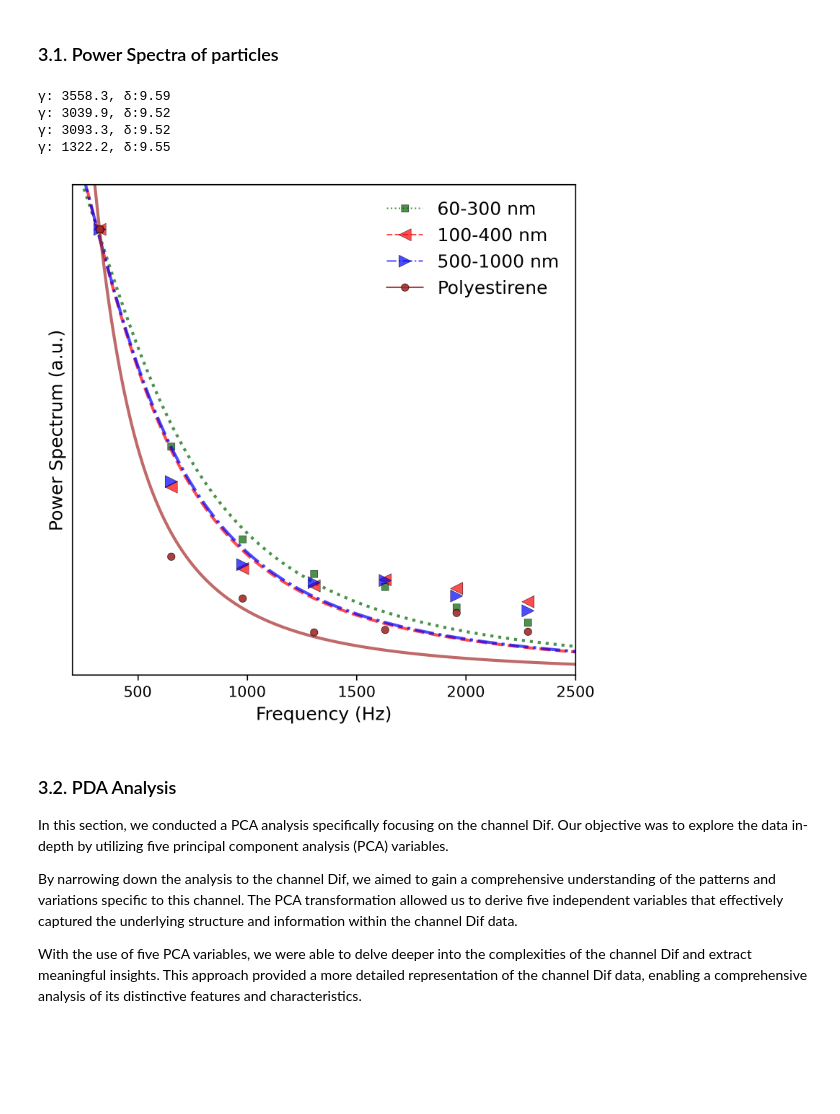
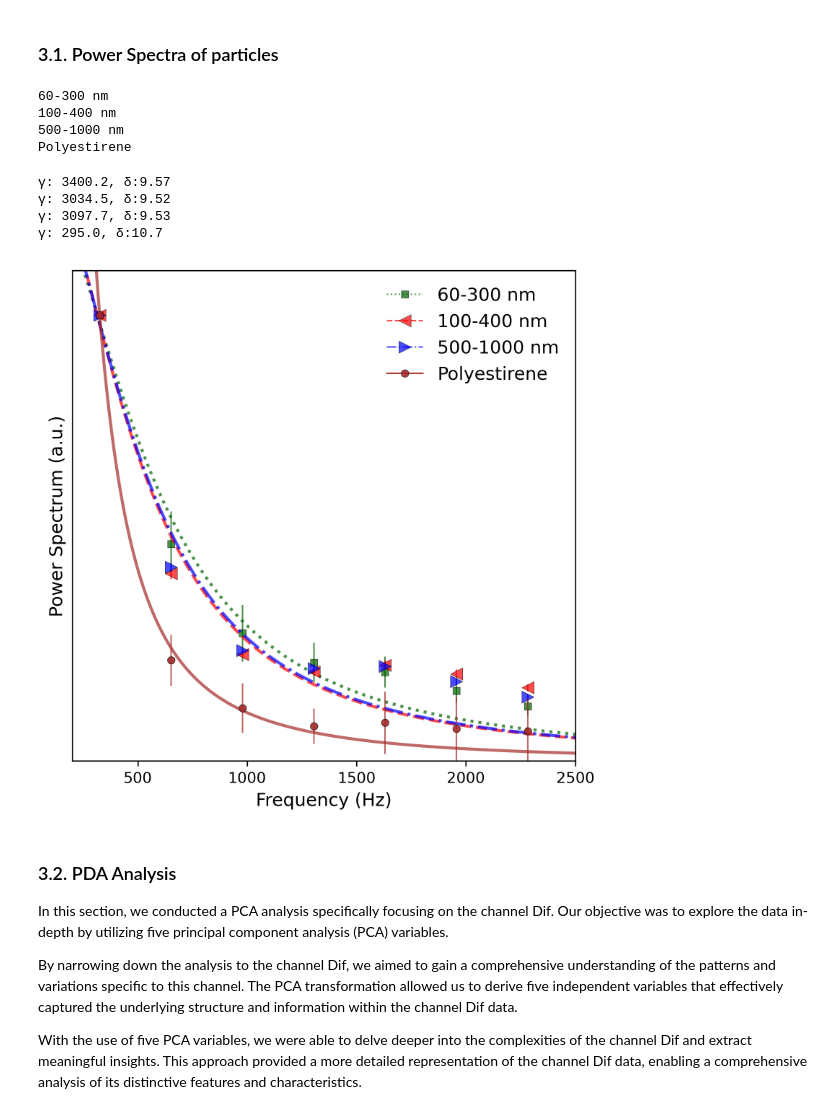
Before and after one commit to davidalejandromiranda/fedsa_public, a Jupyter notebook: data_processing.ipynb, the cells around one changed output. Drawn from its saved outputs; the diff is of its cells as text; code cells hidden in the pictures; blank space fills up the shorter version.

Commit message:
Other data for particles

```diff
--- a/data_processing.ipynb
+++ b/data_processing.ipynb
@@ -32,9 +35,22 @@ def get_fitting_params(f, y, maxfev=10000, ftol=1e-10, xtol=1e-9, method='trf',
 # %%
 def get_power_spectrum_fitting(p, fmin=250, fmax=2500):
     a, b = p
+    if np.isnan(a):
+        return [], []
     ffit = np.linspace(fmin, fmax, 1000)
     yfit = fitting_function(2*np.pi*ffit, a, b)
     return ffit, yfit
+# %%
+def set_mean_str_normalize(label, particles_data, exclude=[]):
+    if label is None:
+        return particles_data
+    columns = [c for c in particles_data.columns if label+'_' in c and not c in exclude]
+    def normalize_by_second_row(column):
+        return column / column.iloc[1]
+    particles_data[columns] = particles_data[columns].apply(normalize_by_second_row, axis=0)
+    particles_data[label] = particles_data[columns].mean(axis=1)
+    particles_data[f'std({label})'] = particles_data[columns].std(axis=1)
+    return particles_data
 # %%
 def plot_particles_power_spectrum(particles_data, particles_info, show_error_bars=False, fontsize=12, dpi=300, fmin=0, fmax=2000, method='trf', maxfev=10000, verbose=True):
     x = particles_data['Frequency (Hz)']
@@ -51,10 +67,12 @@ def plot_particles_power_spectrum(particles_data, particles_info, show_error_bar
         plt.plot([], [], **args)
         plt.plot(xfit, yfit, color=args['markerfacecolor'], linestyle=args['linestyle'], alpha=0.7, lw=2)
         if show_error_bars:
-            plt.vlines(x[k], y[k]-ystd[k], y[k]+ystd[k], colors=args['color'], lw=0.3)
-        args['linestyle']='None'
-        args['label']=None
+            plt.vlines(x[k], y[k]-ystd[k], y[k]+ystd[k], colors=args['color'], lw=1, alpha=0.7)
+        a1 = args['linestyle']; args['linestyle']='None'
+        a2 = args['label']; args['label']=None
         plt.plot(x[k], y[k],**args)
+        args['linestyle']=a1
+        args['label']=a2
     plt.yticks([])
     plt.xlabel('Frequency (Hz)', fontsize=fontsize)
     plt.ylabel('Power Spectrum (a.u.)', fontsize=fontsize)
@@ -271,13 +289,25 @@ particles_info = [
             'markeredgewidth':0.3,
         },
     ]
-plot_particles_power_spectrum(particles_data, particles_info, fontsize=12, dpi=300, fmin=200, fmax=2500, method='lm', show_error_bars=False)
-# %% [output]
-γ: 3558.3, δ:9.59
-γ: 3039.9, δ:9.52
-γ: 3093.3, δ:9.52
-γ: 1322.2, δ:9.55
-[figure, removed]
+# %%
+for p in particles_info:
+    label = p['label']
+    print(label)
+    particles_data = set_mean_str_normalize(label, particles_data, exclude=['Polyestirene_2', 'Polyestirene_4', 'Polyestirene_5'])
+particles_data.to_clipboard(index=False, sep=',')
+# %% [output]
+60-300 nm
+100-400 nm
+500-1000 nm
+Polyestirene
+# %%
+plot_particles_power_spectrum(particles_data, particles_info, fontsize=12, dpi=300, fmin=200, fmax=2500, method='lm', show_error_bars=True)
+# %% [output]
+γ: 3400.2, δ:9.57
+γ: 3034.5, δ:9.52
+γ: 3097.7, δ:9.53
+γ: 295.0, δ:10.7
+[figure, added]
 # %% [markdown]
 ### 3.2. PDA Analysis
 
```
Also changed, not shown: parts of 3 cells of this notebook, 3 other files.
